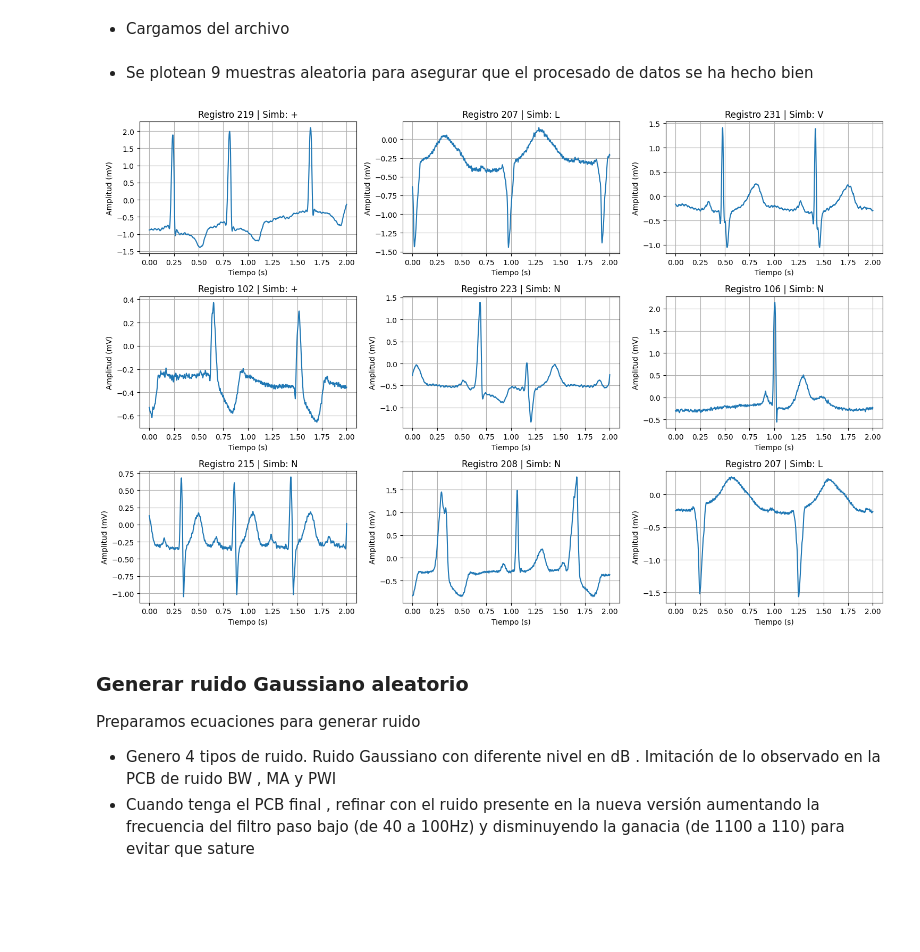
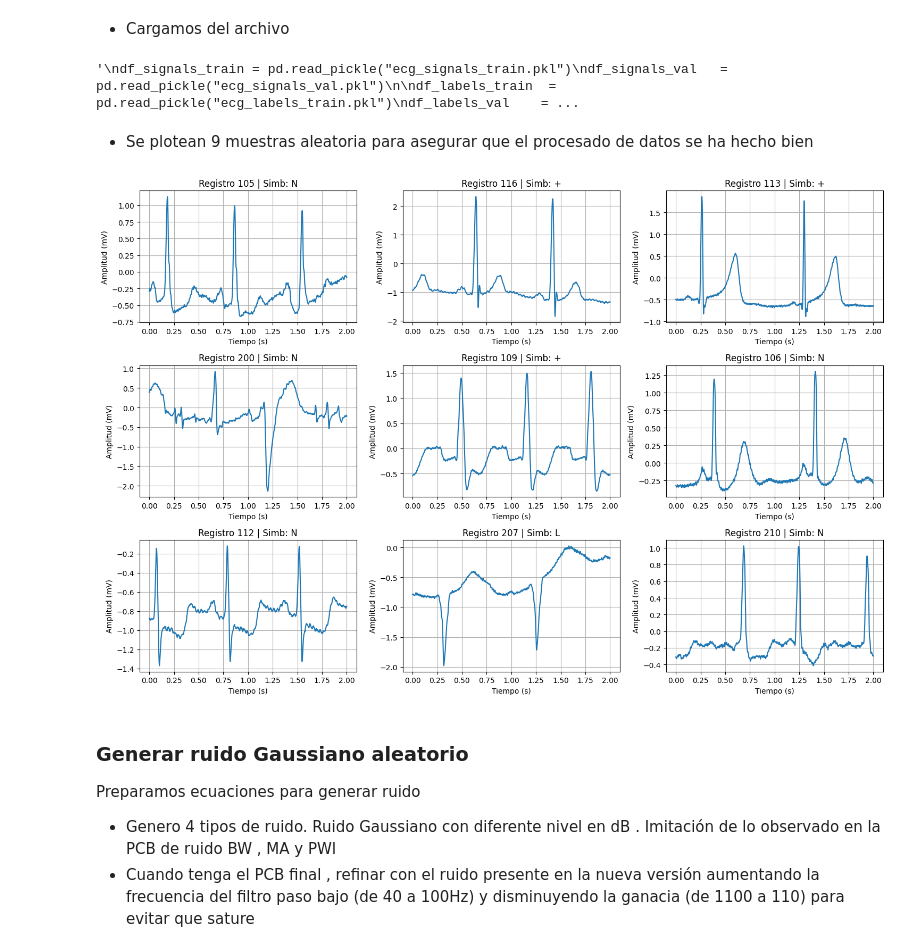
Before and after one commit to xTemuko/unet_ecg, a Jupyter notebook: unet_ecg_denoise_v0.ipynb, the cells around one changed output. Saved outputs shown, nothing was run; the diff lists cells and outputs as text; code cells hidden in the pictures; blank space fills up the shorter version.

```diff
--- a/unet_ecg_denoise_v0.ipynb
+++ b/unet_ecg_denoise_v0.ipynb
@@ -318,40 +337,51 @@ df_labels_val.to_pickle("ecg_labels_val.pkl")
 # %% [markdown]
 - Cargamos del archivo
 # %%
+
+df_sig_train = pd.read_pickle("ecg_signals_train_1.pkl")
+df_sig_val = pd.read_pickle("ecg_signals_val_1.pkl")
+df_sig_test = pd.read_pickle("ecg_signals_test_1.pkl")
+df_lab_train = pd.read_pickle("ecg_labels_train_1.pkl")
+df_lab_val = pd.read_pickle("ecg_labels_val_1.pkl")
+df_lab_test = pd.read_pickle("ecg_labels_test_1.pkl")
+"""
 df_signals_train = pd.read_pickle("ecg_signals_train.pkl")
 df_signals_val   = pd.read_pickle("ecg_signals_val.pkl")
 
 df_labels_train  = pd.read_pickle("ecg_labels_train.pkl")
 df_labels_val    = pd.read_pickle("ecg_labels_val.pkl")
+"""
+# %% [output]
+'\ndf_signals_train = pd.read_pickle("ecg_signals_train.pkl")\ndf_signals_val   = pd.read_pickle("ecg_signals_val.pkl")\n\ndf_labels_train  = pd.read_pickle("ecg_labels_train.pkl")\ndf_labels_val    = ...
 # %% [markdown]
 - Se plotean 9 muestras aleatoria para asegurar que el procesado de datos se ha hecho bien
 # %%
-random_indices = np.random.choice(df_signals_train.index, size=9, replace=False)
+random_indices = np.random.choice(df_sig_train.index, size=9, replace=False)
 
 
 fig, axes = plt.subplots(3, 3, figsize=(15, 10))
 axes = axes.flatten()
 
 for i, idx in enumerate(random_indices):
-    signal = df_signals_train.loc[idx]
-    label = df_labels_train.loc[idx]
+    signal = df_sig_train.loc[idx]
+    label = df_lab_train.loc[idx]
     t = np.linspace(0, len(signal)/360, len(signal))  # Asume fs = 360 Hz
 
     ax = axes[i]
     ax.plot(t, signal)
     ax.set_title(f"Registro {label['record']} | Simb: {label['symbol']}")
     ax.set_xlabel("Tiempo (s)")
     ax.set_ylabel("Amplitud (mV)")
     ax.grid(True)
 
 
 for j in range(i + 1, len(axes)):
     fig.delaxes(axes[j])
 
 plt.tight_layout()
 plt.show()
 # %% [output]
-[figure, old version]
+[figure, new version]
 # %% [markdown]
 ### Generar ruido Gaussiano aleatorio
 
```
Also changed, not shown: parts of 22 cells of this notebook.
